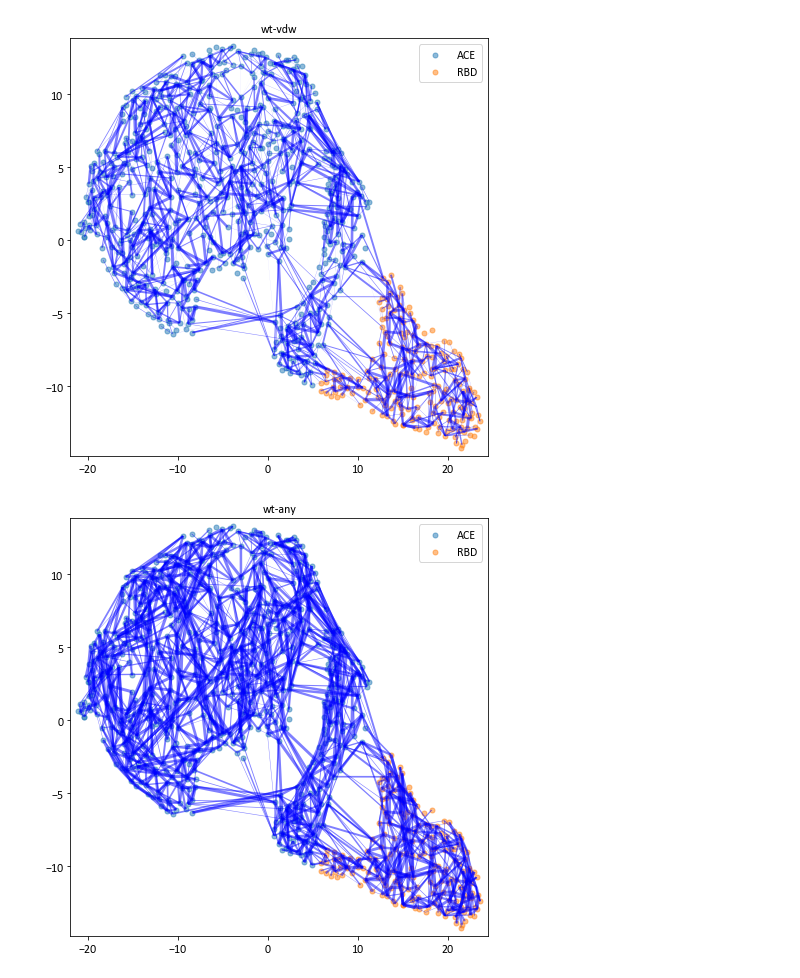
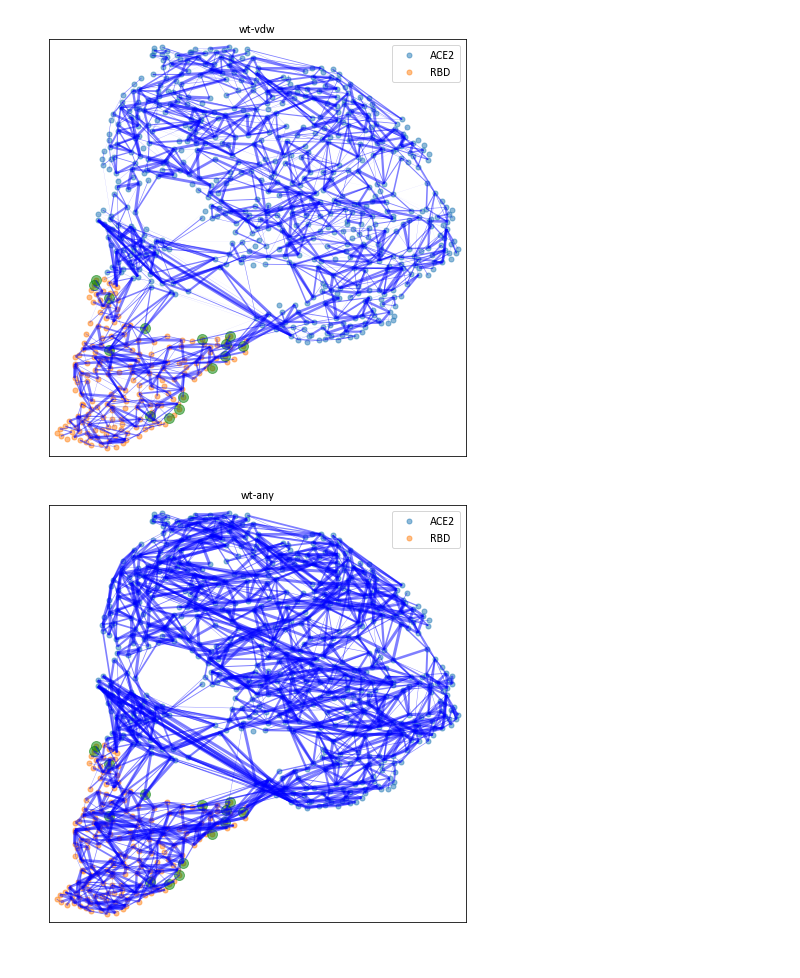
Before and after one commit to yamnor/rbd-ace2-drin, a Jupyter notebook: ring.ipynb, the cells around one changed output. Saved outputs shown, nothing was run; the diff lists cells and outputs as text; code cells hidden in the pictures.

```diff
--- a/ring.ipynb
+++ b/ring.ipynb
@@ -28,15 +35,17 @@ subplot = {
 # %%
-xyz = [[float(x) for x in line.split()[5:8]] for line in open('wt_1_ave.pdb', 'r').readlines() if ' CA ' in line]
+xyz = [[float(x) for x in line.split()[5:8]] for line in open('dat/wt_1_ave.pdb', 'r').readlines() if ' CA ' in line]
 # %%
 xy = TSNE(n_components = 2, random_state = 0, perplexity = 60).fit_transform(xyz)[:, ::-1]
 xy = np.array([[x[0], x[1]] for x in xy])
-node = {'ACE': xy[0:595].T, 'RBD': xy[596:790].T}
+node = {'ACE2': xy[0:595].T, 'RBD': xy[596:790].T}
 # %%
 with plt.style.context('matplotlibrc'):
   rcparams(plt, figsize, subplot)
   fig, ax = plt.subplots()
-for c in ['ACE', 'RBD']:
+for c in ['ACE2', 'RBD']:
   ax.scatter(*node[c], s = 25, alpha = 0.5, label = c)
+for c in mut:
+  ax.scatter(*xy[c].T, s = 100, alpha = 0.5, color = 'g')
 ax.legend()
 # %% [output]
 <matplotlib.legend.Legend at 0x...>
@@ -46,7 +55,7 @@ rin = ['hb', 'vdw', 'ss', 'ion', 'pp', 'pc', 'iac', 'any']
 frac = {}
 for sys in ['wt', 'om']:
   frac[sys] = {k: np.zeros((791, 791)) for k in rin}
-  tmp = pd.read_table(f'{sys}_rin.fraction')
+  tmp = pd.read_table(f'dat/{sys}_rin.fraction')
   for n in range(len(tmp)):
     i = tmp.at[n, 'i'] - 1
     j = tmp.at[n, 'j'] - 1
@@ -75,13 +84,18 @@ for sys in ['wt', 'om', 'dif']:
     val = np.array([abs(x[k]) for x in e])
     col = ['b' if x[k] > 0.0 else 'r' for x in e]
     line[k] = collections.LineCollection(pos, linewidths = val * 3.0, colors = col, alpha = 0.5)
-
   for t in ['hb', 'vdw', 'any']:
     with plt.style.context('matplotlibrc'):
       rcparams(plt, figsize, subplot)
       fig, ax = plt.subplots()
-    for c in ['ACE', 'RBD']:
+    for c in ['ACE2', 'RBD']:
       ax.scatter(*node[c], s = 25, alpha = 0.5, label = c)
+    for c in mut:
+      ax.scatter(*xy[c].T, s = 100, alpha = 0.5, color = 'g')
+    #for n in range(len(xy[0:595])): ax.annotate(n+19, xy = xy[0:595][n], size = 6)
+    #for n in range(len(xy[596:790])): ax.annotate(n+333, xy = xy[596:790][n], size = 6)
+    ax.xaxis.set_visible(False)
+    ax.yaxis.set_visible(False)
     ax.add_collection(line[t])
     ax.legend()
     ax.set_title(f'{sys}-{t}')
@@ -90,2 +104,2 @@ for sys in ['wt', 'om', 'dif']:
-[figure, old version]
+[figure, new version]
-[figure, old version]
+[figure, new version]
```
Also changed, not shown: parts of 4 cells of this notebook, 9 other files.
